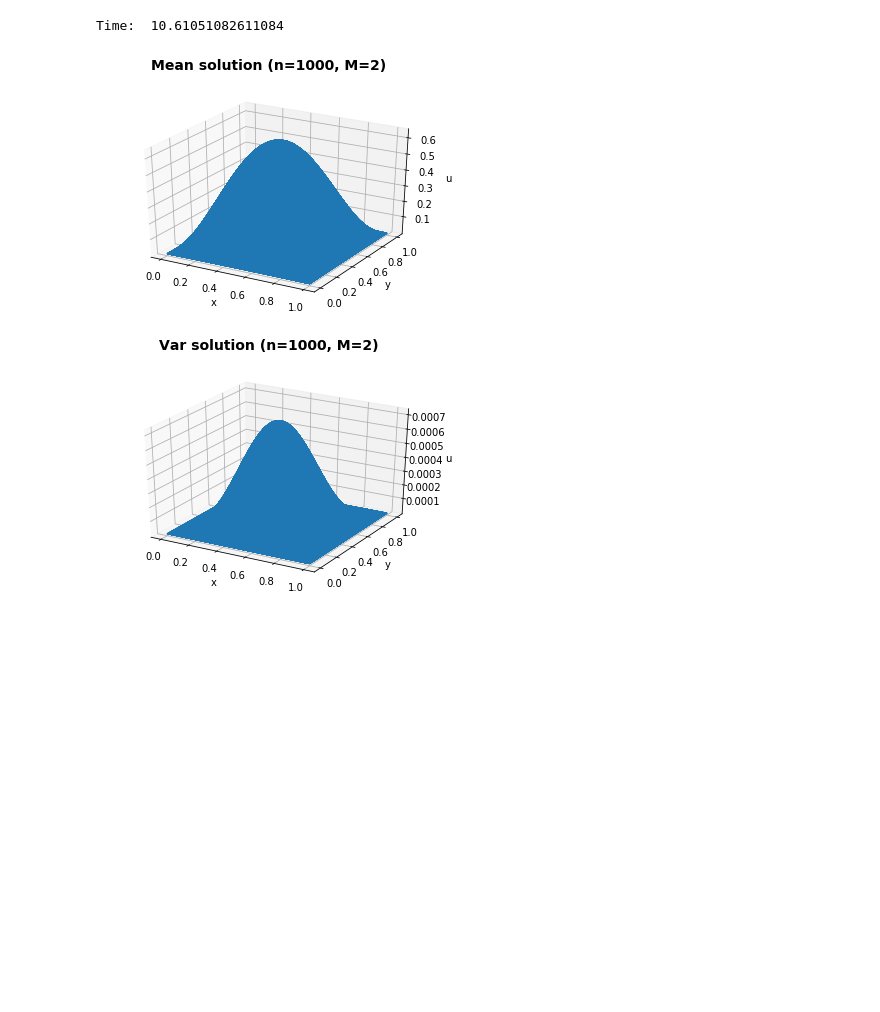
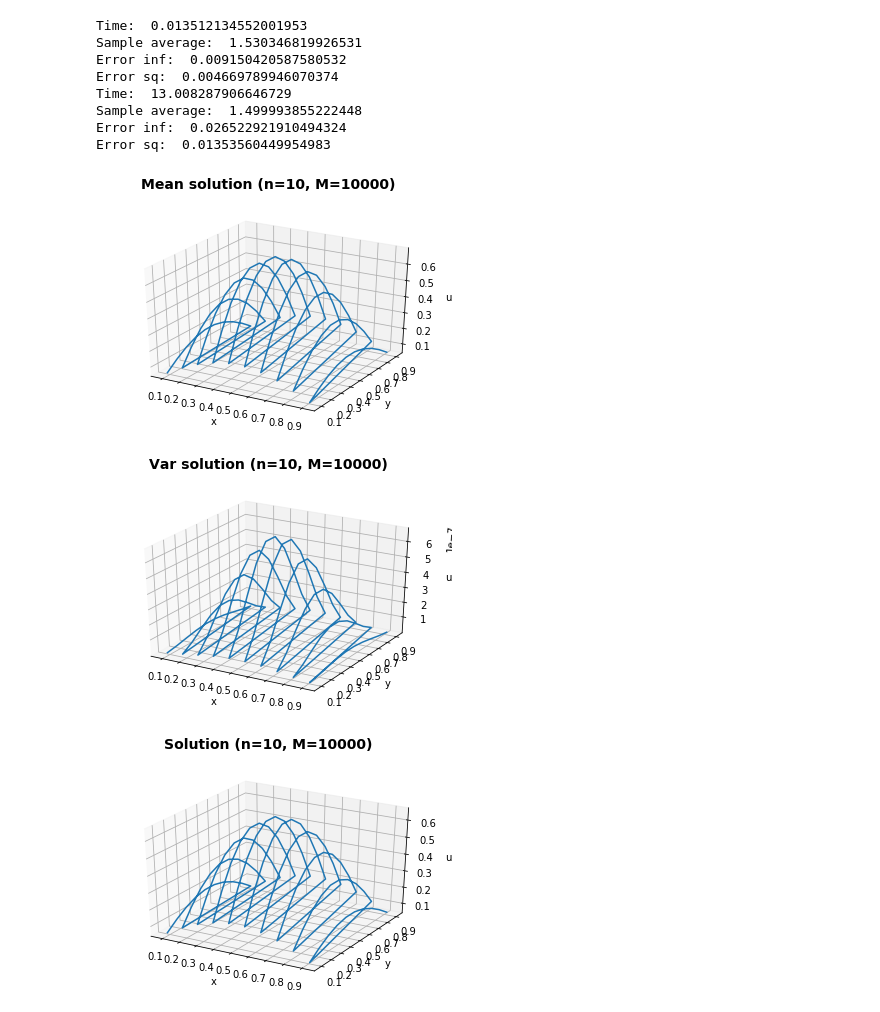
Before and after one commit to mm13ah/matrix-solvers, a Jupyter notebook: Jupyter/Uncertainty.ipynb, the cells around one changed output. Saved outputs shown, nothing was run; the diff lists cells and outputs as text; code cells hidden in the pictures; blank space fills up the shorter version.

```diff
--- a/Jupyter/Uncertainty.ipynb
+++ b/Jupyter/Uncertainty.ipynb
@@ -16,9 +16,8 @@ import time
 import random
 
 #Define parameters
-n = 1000 #number of internal nodes in each direction (unknowns)
-N = n+2 #total number of nodes in each direction
-h = 1/(N-1) #step size
+n = 10
+h = 1/(n+1) #step size
 
 #Define x and y as arrays between 0 and 1 with n evenly spaced points (internal nodes)
 x = np.linspace(h, 1-h, n)
@@ -30,26 +29,24 @@ X, Y = np.meshgrid(x, y, indexing='ij')
 #Define F
 F = 2 * np.pi**2 * np.sin(np.pi*X) * np.sin(np.pi*Y)
 
-
 def monteCarlo(r1, r2, M):
 
     #Define mean, variance and solutions as zero matrices
     mean_sol = np.zeros([n,n])
-    mean_exact = np.zeros([n,n])
     var_sol = np.zeros([n,n])
-    var_exact = np.zeros([n,n])
     sols = np.zeros([M,n,n])
-    exacts = np.zeros([M,n,n])
+
+    eps_arr = []
 
     start_time = time.time()
 
     for i in range(0, M):
         eps = random.uniform(r1, r2) #Generate random eps in range(r1,r2)
+        eps_arr.append(eps)
         U = solvePDE(eps) #Solve PDE using generated eps
         sols[i] = U
         mean_sol += U
 
-        #exacts[i] = np.sin(np.pi*X) * np.sin(np.pi*Y)
     mean_sol = mean_sol/M #Divide by number of samples to get the mean solution
 
     #Calculate variance
@@ -84,6 +81,41 @@ def monteCarlo(r1, r2, M):
     ax.set_ylabel('y')
     ax.set_zlabel('u')
     ax.plot3D(xline, yline, zline)
+
+    #Take average of epsilon and solve the PDE using this value for comparison
+    eps_avg = 0
+    for i in range(0, len(eps_arr)):
+        eps_avg += eps_arr[i]
+    eps_avg = eps_avg/len(eps_arr)
+    print('Sample average: ', eps_avg)
+
+    #Plot solution
+    U = solvePDE(eps_avg)
+    plt.figure(2)
+    plt.suptitle('Solution (n=' + str(n) + ', M=' + str(M) + ')', fontsize=14, fontweight='bold')
+    ax = plt.axes(projection='3d')
+    xline = np.reshape(X, -1)
+    yline = np.reshape(Y, -1)
+    zline = np.reshape(U, -1)
+    ax.set_xlabel('x')
+    ax.set_ylabel('y')
+    ax.set_zlabel('u')
+    ax.plot3D(xline, yline, zline)
+
+    #Compute error at each node
+    error_inf = 0
+    error_sq = 0
+    for i in range(0,n):
+        for j in range(0,n):
+            error_sq += np.absolute(U[i][j] - mean_sol[i][j])**2
+            if np.absolute(U[i][j] - mean_sol[i][j]) > error_inf:
+                error_inf = np.absolute(U[i][j] - mean_sol[i][j])
+
+    error_sq = (error_sq * h**2)**0.5
+    print('Error inf: ', error_inf)
+    print('Error sq: ', error_sq)
+
+
 
 def solvePDE(eps):
     ''' Solve given PDE using similarity transformations and calculating eigenvalues explicitly
@@ -100,46 +132,43 @@ def solvePDE(eps):
     for i in range(0,n):
         eigvals[i] = (T[0][0] - T[0][0]*np.cos((i+1)*np.pi/(n+1)))
         for j in range(0,n):
             eigvecs[i][j] = np.sqrt(2/(n+1))*np.sin(((i+1)*(j+1)*np.pi)/(n+1))
 
     #Set eigenvalues as diagonal matrix
     diag = diags(eigvals, 0, shape=(n, n)).toarray()
 
     #Set basis matrix M, with columns as the eigenvectors
     P = eigvecs
 
     #Define F_hat = P^-1 * F * P
     F_hat = np.matmul(np.matmul(np.linalg.inv(P),F),P)
 
     #Calculate U_hat, u_hat(i,j) = f(i,j) / eigval(i) + eigval(j)
     U_hat = np.empty([n,n])
     for i in range(0,n):
         for j in range(0,n):
             if (eigvals[i]!=0 or eigvals[j]!=0):
                 U_hat[i][j] = F_hat[i][j] / (eigvals[i]+eigvals[j])
             else:
                 U_hat[i][j] = 0
 
     #Calculate solution U = M * U^hat * M^-1
     U = np.matmul(np.matmul(P,U_hat),np.linalg.inv(P))
 
     return U
 
-#     #Plot solution each solution
-#     plt.figure(x)
-#     plt.suptitle('Computed solution (n=' + str(n) +' eps=' + str(eps) + ')', fontsize=14, fontweight='bold')
-#     ax = plt.axes(projection='3d')
-#     xline = np.reshape(X, -1)
-#     yline = np.reshape(Y, -1)
-#     zline = np.reshape(U, -1)
-#     ax.set_xlabel('x')
-#     ax.set_ylabel('y')
-#     ax.set_zlabel('u')
-#     ax.plot3D(xline, yline, zline)
 
-
-monteCarlo(1,2,2)
+monteCarlo(1,2,10)
+monteCarlo(1,2,10000)
 # %% [output]
-Time:  10.61051082611084
+Time:  0.013512134552001953
+Sample average:  1.530346819926531
+Error inf:  0.009150420587580532
+Error sq:  0.004669789946070374
+Time:  13.008287906646729
+Sample average:  1.499993855222448
+Error inf:  0.026522921910494324
+Error sq:  0.01353560449954983
-[figure, old version]
+[figure, new version]
-[figure, old version]
+[figure, new version]
+[figure, added]
```
Also changed, not shown: parts of 1 cell of this notebook, 4 other files.
